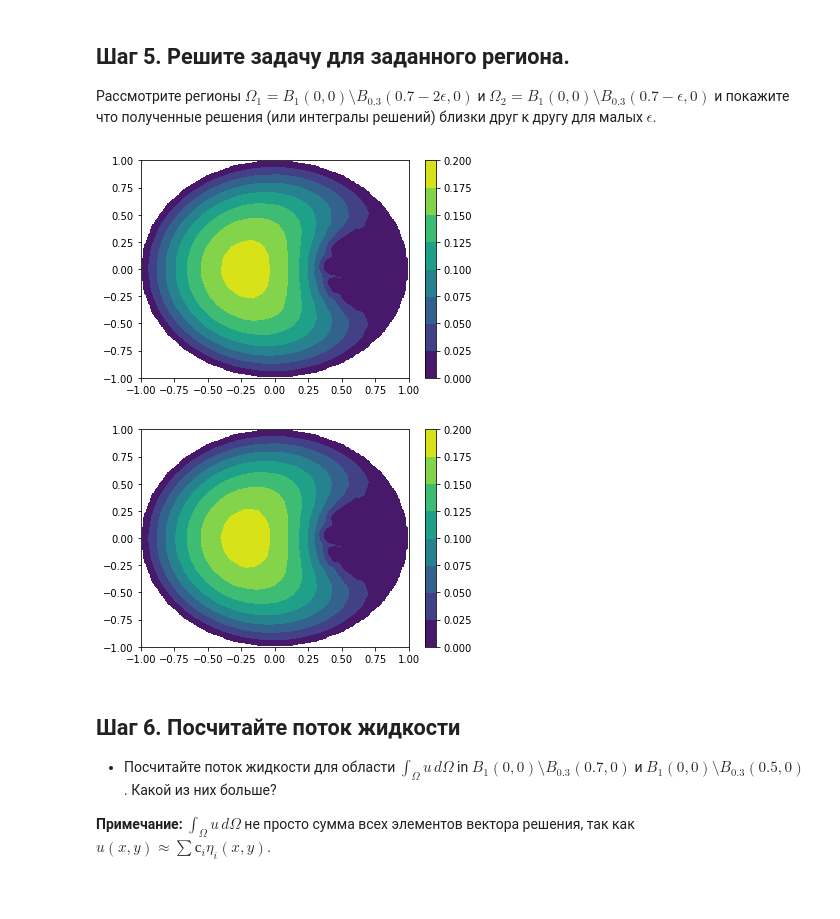
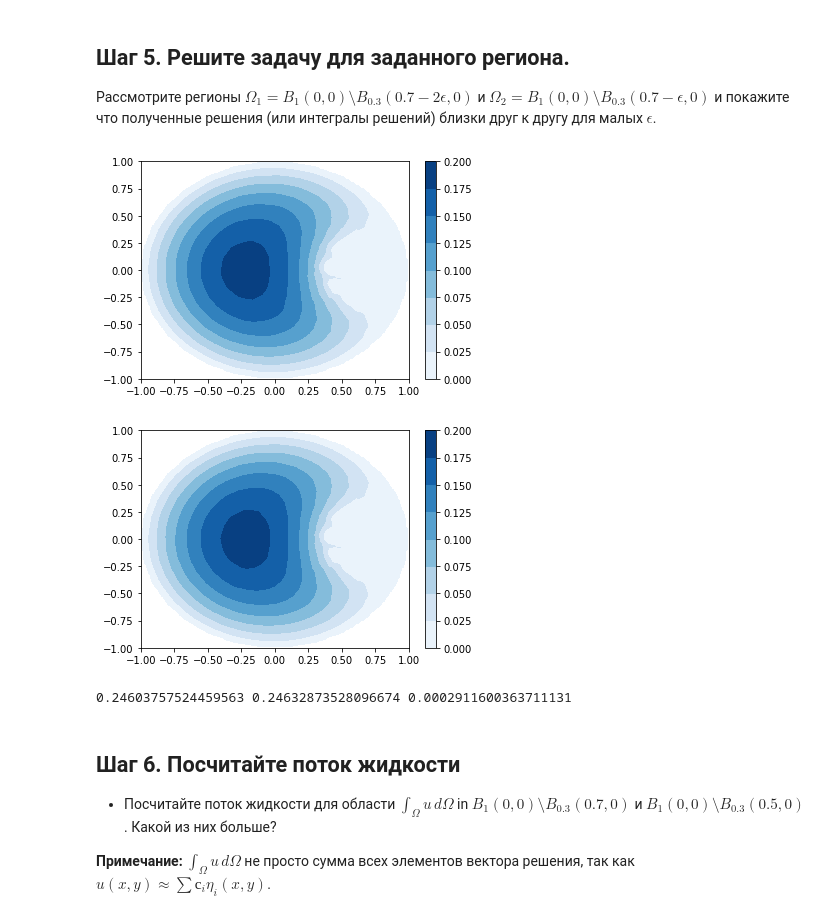
Before and after one commit to ArtyomTalonchick/BSUIR-5-Math, a Jupyter notebook: Lab6/Lab6.ipynb, the cells around one changed output. Drawn from its saved outputs; the diff is of its cells as text; code cells hidden in the pictures.

````diff
--- a/Lab6/Lab6.ipynb
+++ b/Lab6/Lab6.ipynb
@@ -395,7 +395,7 @@ def create_mesh(circle, filename, _circle=None):
     points = []
     points.extend(
         (r*np.cos(angle) + x,  (r*np.sin(angle)) + y)
-        for angle in np.linspace(0, 2*np.pi, 30, endpoint=False))
+        for angle in np.linspace(0, 2*np.pi, 100, endpoint=False))
 
     facets = round_trip_connect(0, len(points) - 1)
 
@@ -404,7 +404,7 @@ def create_mesh(circle, filename, _circle=None):
         _r, _x, _y = _circle
         points.extend(
             (_r*np.cos(angle) + _x,  (_r*np.sin(angle)) + _y)
-            for angle in np.linspace(0, 2*np.pi, 30, endpoint=False))
+            for angle in np.linspace(0, 2*np.pi, 100, endpoint=False))
         facets.extend(round_trip_connect(circ_start, len(points)-1))
         info.set_holes([(_x, _y)])
 
@@ -546,11 +547,12 @@ plt.colorbar()
 ```
 # %%
 def plot_result(points, values):
-    xi = np.linspace(-1, 1, 200)
-    yi = np.linspace(-1, 1, 200)
-    X, Y = np.meshgrid(xi, yi)
-    z = griddata(points, values, (X, Y), method='linear')
-    plt.contourf(X, Y, z)
+    _x = np.linspace(-1, 1, 200)
+    _y = np.linspace(-1, 1, 200)
+    X, Y = np.meshgrid(_x, _y)
+    Z = griddata(points, values, (X, Y), method='linear')
+#     plt.contourf(X, Y, Z, cmap=plt.cm.coolwarm)
+    plt.contourf(X, Y, Z, cmap='Blues')
     plt.colorbar()
     plt.show()
 
@@ -576,18 +578,32 @@ plot_result(points, np.abs(sol - np.array(u(points[:,0], points[:, 1]))))
 # %% [markdown]
 ## Шаг 5. Решите задачу для заданного региона.
 Рассмотрите регионы $\Omega_1 = B_1(0,0)\setminus B_{0.3}(0.7-2\epsilon,0)$ и $\Omega_2 = B_1(0,0)\setminus B_{0.3}(0.7-\epsilon,0)$ и покажите что полученные решения (или интегралы решений) близки друг к другу для малых $\epsilon$.
+# %%
+def calculate_integral(filename, sol):
+    points, tris, _ = read_dat(filename)
+    result = 0
+    for triangle in tris:
+        area = calculate_area(get_points_for_triangle(points, triangle))
+        for p in triangle:
+            result += 1/3 * area * sol[p]
+    return result
 # %%
 eps = 0.001
 create_mesh([1, 0, 0], 'task5_1.dat', _circle=[0.3, 0.7 - 2*eps, 0])
-points, sol = solve('task5_1.dat')
-plot_result(points, sol)
+points1, sol1 = solve('task5_1.dat')
+plot_result(points1, sol1)
 
 create_mesh([1, 0, 0], 'task5_2.dat', _circle=[0.3, 0.7 - eps, 0])
-points, sol = solve('task5_2.dat')
-plot_result(points, sol)
+points2, sol2 = solve('task5_2.dat')
+plot_result(points2, sol2)
+
+int1 = calculate_integral('task5_1.dat', sol1)
+int2 = calculate_integral('task5_2.dat', sol2)
+print(int1, int2, abs(int1-int2))
 # %% [output]
-[figure, old version]
+[figure, new version]
-[figure, old version]
+[figure, new version]
+0.24603757524459563 0.24632873528096674 0.0002911600363711131
 # %% [markdown]
 ## Шаг 6. Посчитайте поток жидкости
 * Посчитайте поток жидкости для области $\int_{\Omega} u\, d \Omega$ in $B_1(0,0)\setminus B_{0.3}(0.7,0)$ и $B_1(0,0)\setminus B_{0.3}(0.5,0)$. Какой из них больше?
````
Also changed, not shown: parts of 8 cells of this notebook, 2 other files.
